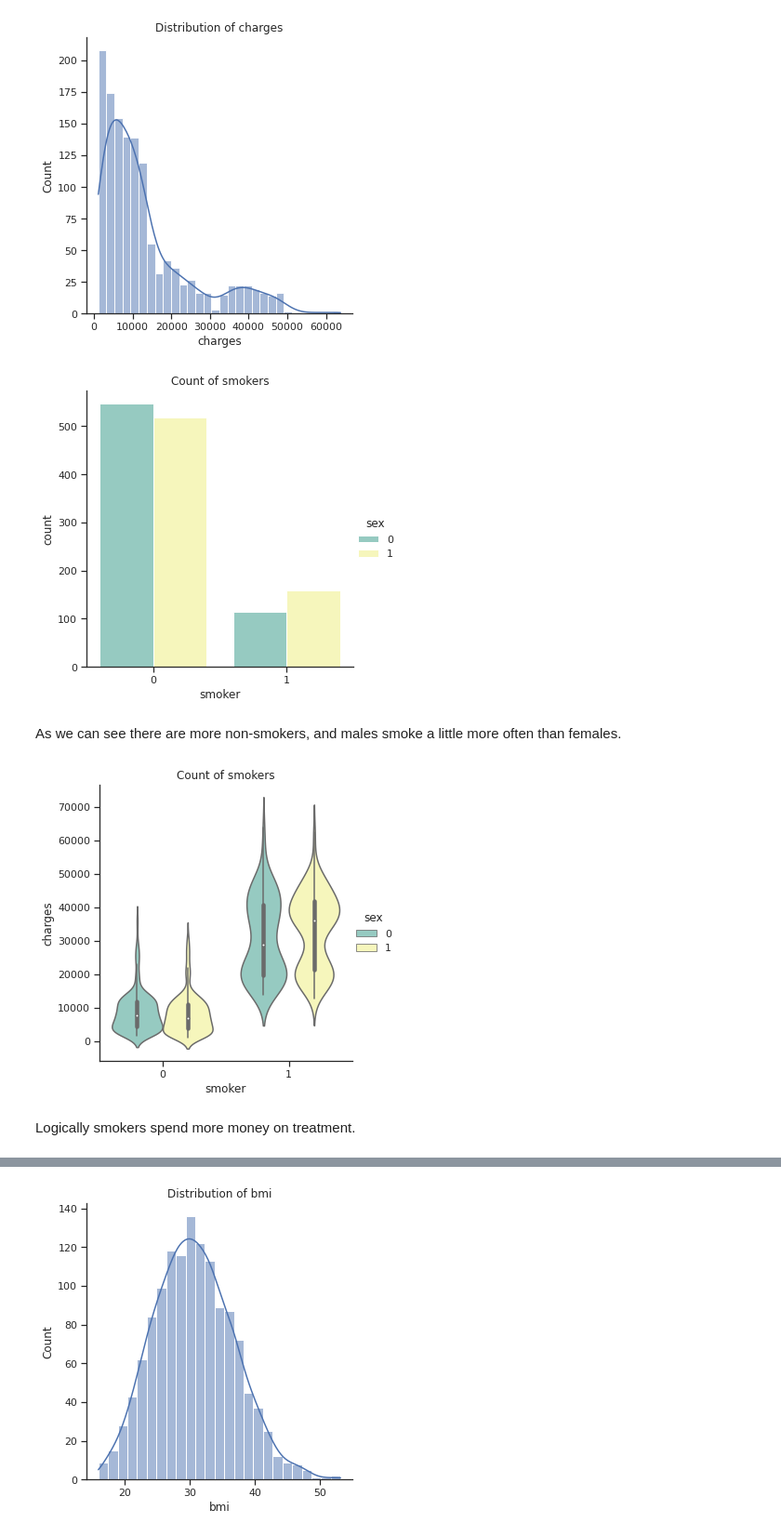
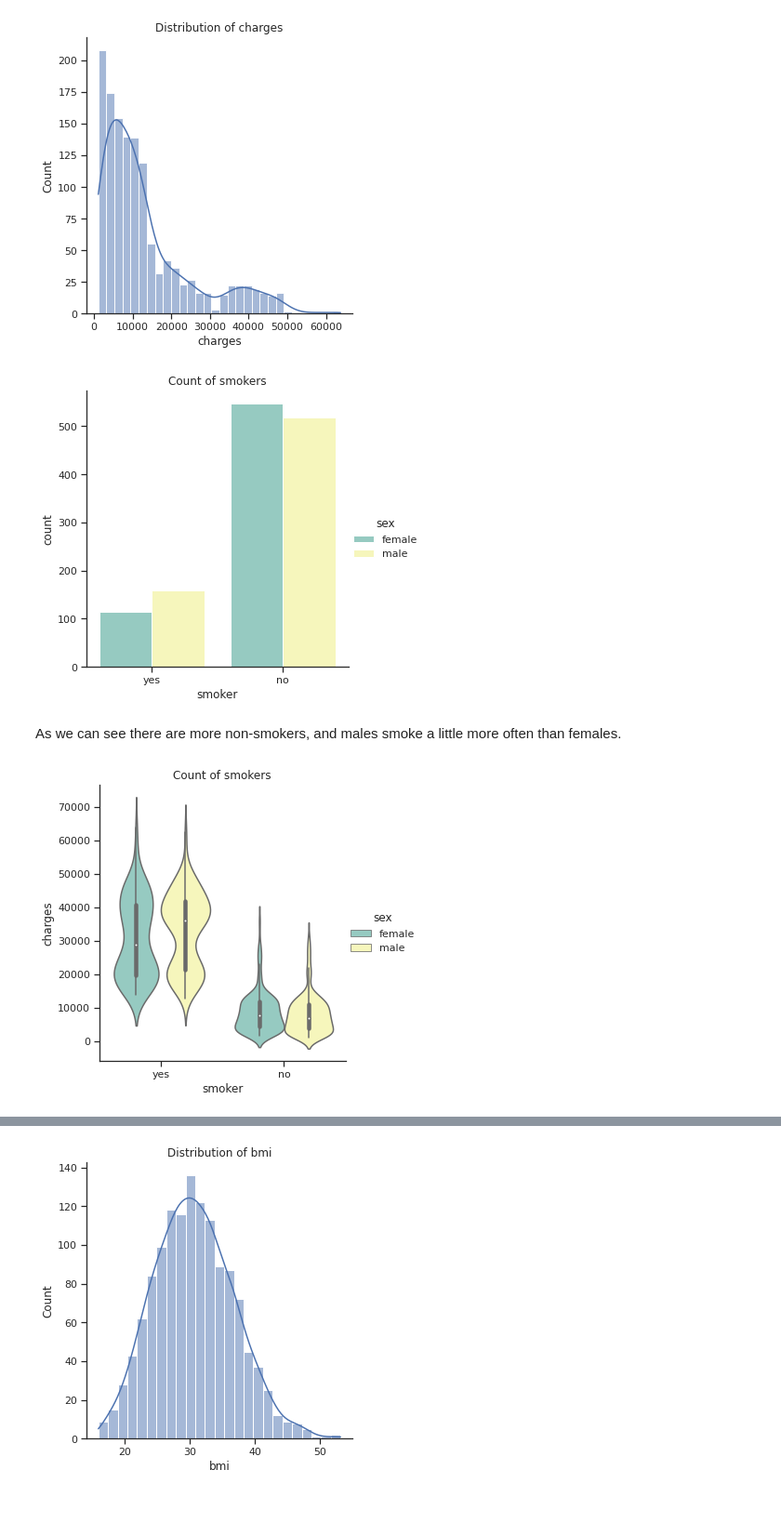
Before and after one commit to bogdan-nd/ML-Test, a Jupyter notebook: medical_cost.ipynb, the cells around one changed output, grey strips where cells are left out. Shown at 93% size. Saved outputs shown, nothing was run; the diff lists cells and outputs as text; code cells hidden in the pictures; blank space fills up the shorter version.

```diff
--- a/medical_cost.ipynb
+++ b/medical_cost.ipynb
@@ -64,3 +67,5 @@ array(['southwest', 'southeast', 'northwest', 'northeast'], dtype=object)
+# %%
+medical_plot_data = medical_cost_data.copy()
 # %%
 medical_cost_data.sex = medical_cost_data.sex.map(dict(male = 1, female=0))
 medical_cost_data.smoker = medical_cost_data.smoker.map(dict(yes = 1, no = 0))
@@ -93,18 +104,16 @@ plt.show()
 # %% [output]
 [figure]
 # %%
-sns.catplot(x="smoker", hue = "sex",kind="count",data= medical_cost_data, palette = "Set3")
+sns.catplot(x="smoker", hue = "sex",kind="count",data= medical_plot_data, palette = "Set3")
 plt.title("Count of smokers")
 plt.show()
 # %% [output]
-[figure, old version]
+[figure, new version]
 # %% [markdown]
 As we can see there are more non-smokers, and males smoke a little more often than females.
 # %%
-sns.catplot(x="smoker", y ="charges",hue = "sex",kind="violin",data= medical_cost_data, palette = "Set3")
+sns.catplot(x="smoker", y ="charges",hue = "sex",kind="violin",data= medical_plot_data,palette = "Set3")
 plt.title("Count of smokers")
 plt.show()
 # %% [output]
-[figure, old version]
+[figure, new version]
-# %% [markdown]
-Logically smokers spend more money on treatment.
```
Also changed, not shown: parts of 38 cells of this notebook, 1 other file.
